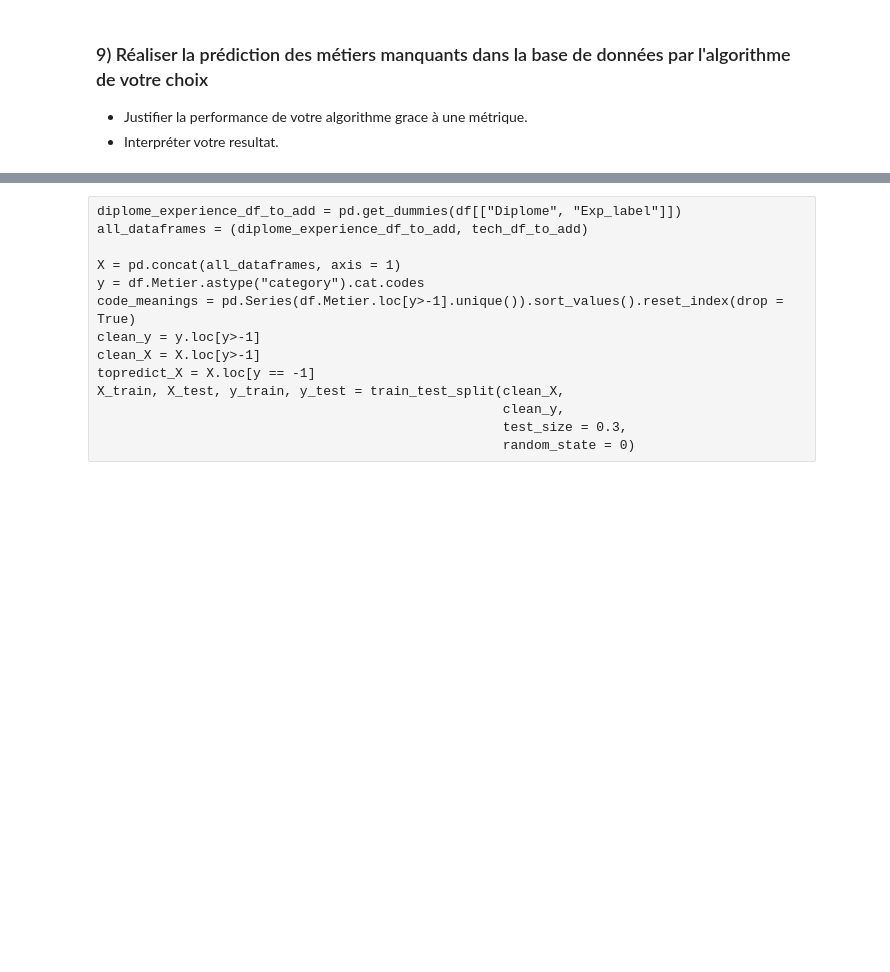
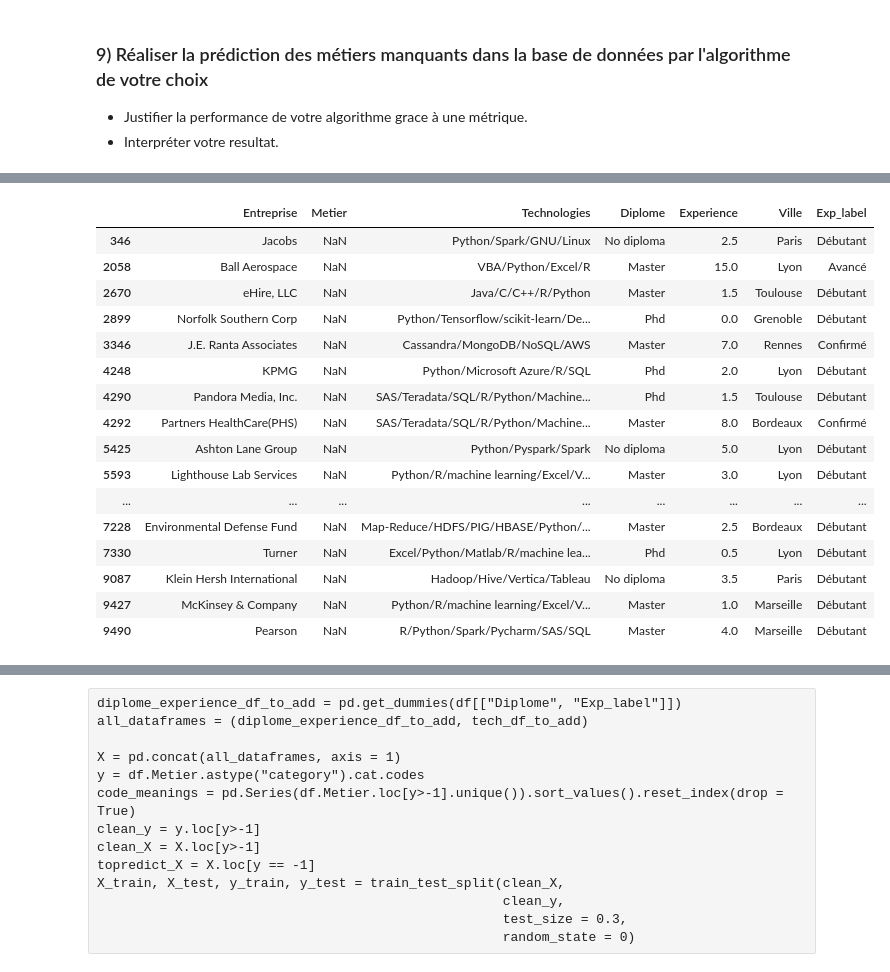
Before and after one commit to adnaneds/Prediction_cluster_Employe_France, a Jupyter notebook: Test_T_ML - Try 0.ipynb, the cells around one changed output, grey strips where cells are left out. Drawn from its saved outputs; the diff is of its cells as text; code cells hidden in the pictures; blank space fills up the shorter version.

Commit message:
cond_nan_

```diff
--- a/Test_T_ML - Try 0.ipynb
+++ b/Test_T_ML - Try 0.ipynb
@@ -425,0 +432,2 @@ from sklearn.neighbors import KNeighborsClassifier
+# %%
+cond_nan_metier = (df['Metier'].isna())
@@ -425,0 +450,2 @@ from sklearn.neighbors import KNeighborsClassifier
+# %%
+df_X_to_predict = df_for_process.loc[cond_nan_metier]
@@ -425,0 +544,20 @@ from sklearn.neighbors import KNeighborsClassifier
+# %%
+df_X_to_predict
+# %% [output]
+|  | Entreprise | Metier | Technologies | Diplome | Experience | Ville | Exp_label |
+| 346 | Jacobs | NaN | Python/Spark/GNU/Linux | No diploma | 2.5 | Paris | Débutant |
+| 2058 | Ball Aerospace | NaN | VBA/Python/Excel/R | Master | 15.0 | Lyon | Avancé |
+| 2670 | eHire, LLC | NaN | Java/C/C++/R/Python | Master | 1.5 | Toulouse | Débutant |
+| 2899 | Norfolk Southern Corp | NaN | Python/Tensorflow/scikit-learn/De... | Phd | 0.0 | Grenoble | Débutant |
+| 3346 | J.E. Ranta Associates | NaN | Cassandra/MongoDB/NoSQL/AWS | Master | 7.0 | Rennes | Confirmé |
+| 4248 | KPMG | NaN | Python/Microsoft Azure/R/SQL | Phd | 2.0 | Lyon | Débutant |
+| 4290 | Pandora Media, Inc. | NaN | SAS/Teradata/SQL/R/Python/Machine... | Phd | 1.5 | Toulouse | Débutant |
+| 4292 | Partners HealthCare(PHS) | NaN | SAS/Teradata/SQL/R/Python/Machine... | Master | 8.0 | Bordeaux | Confirmé |
+| 5425 | Ashton Lane Group | NaN | Python/Pyspark/Spark | No diploma | 5.0 | Lyon | Débutant |
+| 5593 | Lighthouse Lab Services | NaN | Python/R/machine learning/Excel/V... | Master | 3.0 | Lyon | Débutant |
+| ... | ... | ... | ... | ... | ... | ... | ... |
+| 7228 | Environmental Defense Fund | NaN | Map-Reduce/HDFS/PIG/HBASE/Python/... | Master | 2.5 | Bordeaux | Débutant |
+| 7330 | Turner | NaN | Excel/Python/Matlab/R/machine lea... | Phd | 0.5 | Lyon | Débutant |
+| 9087 | Klein Hersh International | NaN | Hadoop/Hive/Vertica/Tableau | No diploma | 3.5 | Paris | Débutant |
+| 9427 | McKinsey & Company | NaN | Python/R/machine learning/Excel/V... | Master | 1.0 | Marseille | Débutant |
+| 9490 | Pearson | NaN | R/Python/Spark/Pycharm/SAS/SQL | Master | 4.0 | Marseille | Débutant |
```
Also changed, not shown: parts of 13 cells of this notebook.
